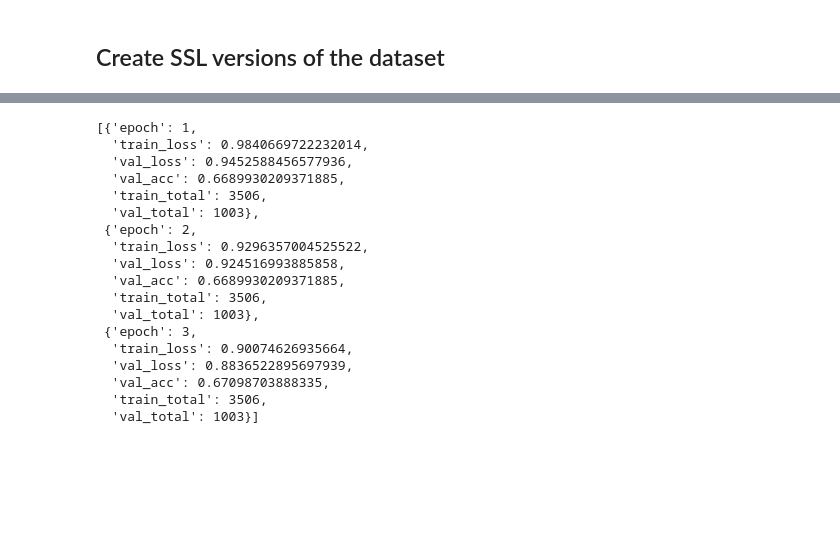
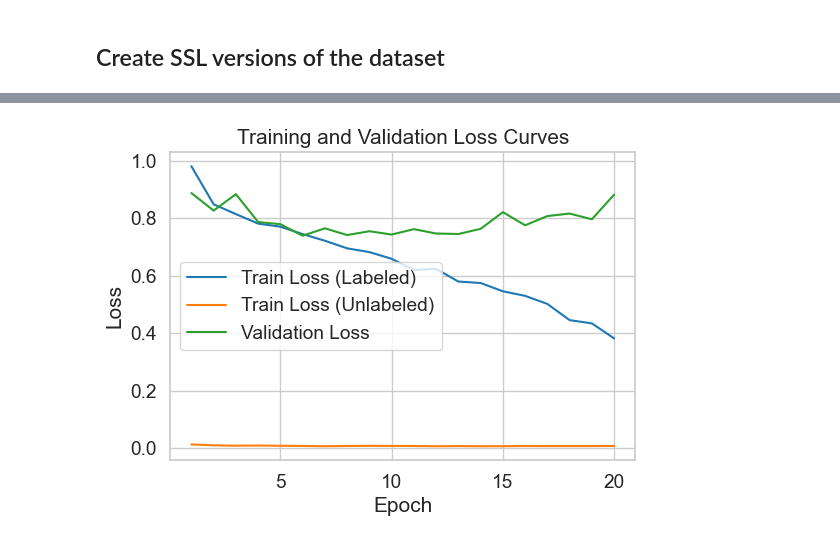
Before and after one commit to behrensm03/bdl-ssl, a Jupyter notebook: nonbayes_cnn_baseline.ipynb, the cells around one changed output, grey strips where cells are left out. Cells and saved outputs as stored; diff of their text form; code cells hidden in the pictures; blank space fills up the shorter version.

```diff
--- a/nonbayes_cnn_baseline.ipynb
+++ b/nonbayes_cnn_baseline.ipynb
@@ -75,6 +75,12 @@ train_loader = data.DataLoader(dataset=train_dataset, batch_size=BATCH_SIZE, shu
 val_loader = data.DataLoader(dataset=val_dataset, batch_size=BATCH_SIZE, shuffle=False)
 # train_loader_at_eval = data.DataLoader(dataset=train_dataset, batch_size=2*BATCH_SIZE, shuffle=False)
 test_loader = data.DataLoader(dataset=test_dataset, batch_size=2*BATCH_SIZE, shuffle=False)
+# %%
+def default_setup():
+    model = CNN(n_channels, n_classes)
+    criterion = nn.CrossEntropyLoss()
+    optimizer = optim.Adam(model.parameters(), lr=0.001)
+    return model, criterion, optimizer
 # %% [markdown]
 ## Fully Labeled Dataset
 What kind of performance can we get if we leave all labels in the dataset?
@@ -156,4 +152,3 @@ criterion = nn.CrossEntropyLoss()
 # %%
-NUM_EPOCHS = 3
-lr = 0.001
-optimizer = optim.SGD(model.parameters(), lr=lr, momentum=0.9)
+ssl_model, criterion, optimizer = default_setup()
+ssl_history = train_loop_hard_pseudo_label(ssl_model, train_ssl_loader, val_loader, criterion, optimizer, num_epochs=20)
@@ -166,21 +169,4 @@ Epoch 3/3 | Train Loss: 0.9007 | Val Loss: 0.8837 | Val Acc: 0.6710
-# %%
-train_history
-# %% [output]
-[{'epoch': 1,
-  'train_loss': 0.9840669722232014,
-  'val_loss': 0.9452588456577936,
-  'val_acc': 0.6689930209371885,
-  'train_total': 3506,
-  'val_total': 1003},
- {'epoch': 2,
-  'train_loss': 0.9296357004525522,
-  'val_loss': 0.924516993885858,
-  'val_acc': 0.6689930209371885,
-  'train_total': 3506,
-  'val_total': 1003},
- {'epoch': 3,
-  'train_loss': 0.90074626935664,
-  'val_loss': 0.8836522895697939,
-  'val_acc': 0.67098703888335,
-  'train_total': 3506,
-  'val_total': 1003}]
+# %%
+plot_loss_curves(ssl_history, use_unlabeled=True, unlabeled_rate=unlabeled_rate)
+# %% [output]
+[figure, added]
```
Also changed, not shown: parts of 26 cells of this notebook, 3 other files.
